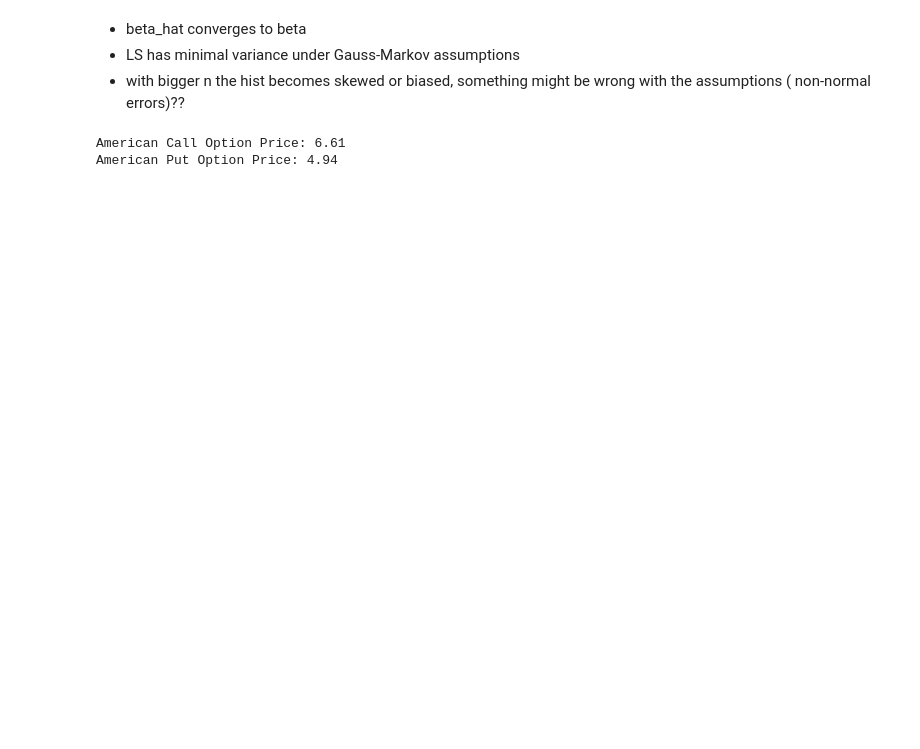
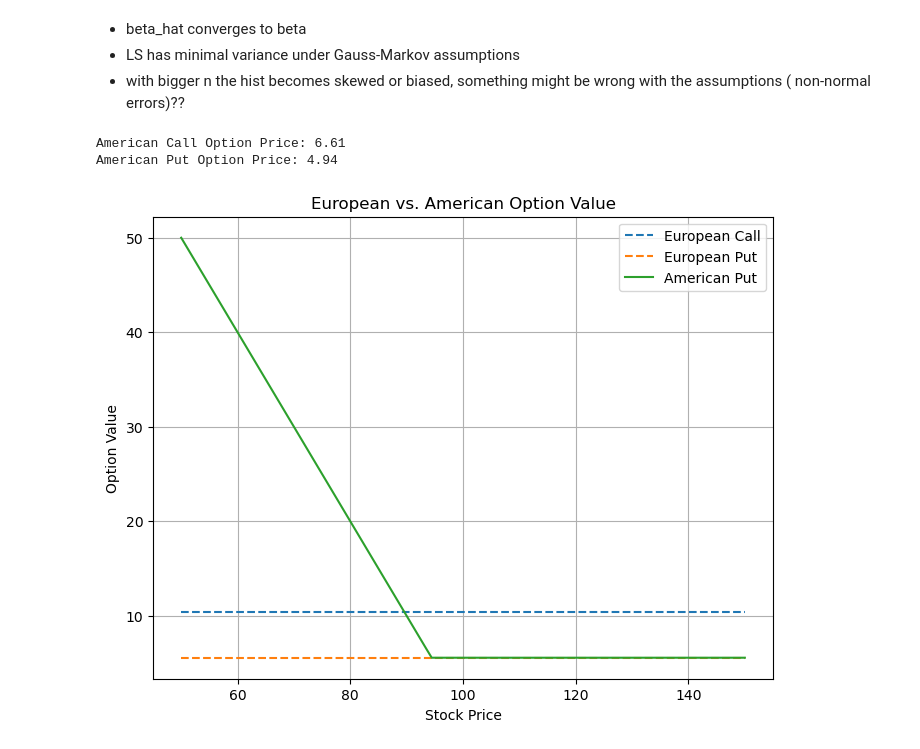
Before and after one commit to hajar6883/Algorithms-for-Finance, a Jupyter notebook: derivatives_Modeling/notebooks/option_pricing_basics.ipynb, the cells around one changed output. Drawn from its saved outputs; the diff is of its cells as text; code cells hidden in the pictures; blank space fills up the shorter version.

```diff
--- a/derivatives_Modeling/notebooks/option_pricing_basics.ipynb
+++ b/derivatives_Modeling/notebooks/option_pricing_basics.ipynb
@@ -164,11 +164,11 @@ def black_scholes(S0, K, T, r, sigma, option_type="call"):
 
     return price
 
-call_price = black_scholes(100, 100, 1, .05, .2, option_type="call")
-put_price = black_scholes(100, 100, 1, .05, .2, option_type="put")
+eur_call_price = black_scholes(100, 100, 1, .05, .2, option_type="call")
+eur_put_price = black_scholes(100, 100, 1, .05, .2, option_type="put")
 
-print(f"Call Option Price: {call_price:.2f}")
-print(f"Put Option Price: {put_price:.2f}")
+print(f"Call Option Price: {eur_call_price:.2f}")
+print(f"Put Option Price: {eur_put_price:.2f}")
 # %% [output]
 Call Option Price: 10.45
 Put Option Price: 5.57
@@ -314,3 +273,22 @@ print(f"American Put Option Price: {american_put_price:.2f}")
 # %% [output]
 American Call Option Price: 6.61
 American Put Option Price: 4.94
+# %%
+S_range = np.linspace(50, 150, 100)
+euro_call = [black_scholes(100, 100, 1, .05, .2, option_type="call") for S in S_range]
+euro_put = [black_scholes(100, 100, 1, .05, .2, option_type="put") for S in S_range]
+
+american_put = np.maximum(eur_put_price, 100 - S_range)  # Simplified (early exercise if deep ITM)
+
+plt.figure(figsize=(8, 6))
+plt.plot(S_range, euro_call, label="European Call", linestyle="--")
+plt.plot(S_range, euro_put, label="European Put", linestyle="--")
+plt.plot(S_range, american_put, label="American Put", linestyle="-")
+plt.xlabel("Stock Price")
+plt.ylabel("Option Value")
+plt.title("European vs. American Option Value")
+plt.legend()
+plt.grid(True)
+plt.show()
+# %% [output]
+[figure, added]
```
Also changed, not shown: parts of 3 cells of this notebook, 6 other files.
